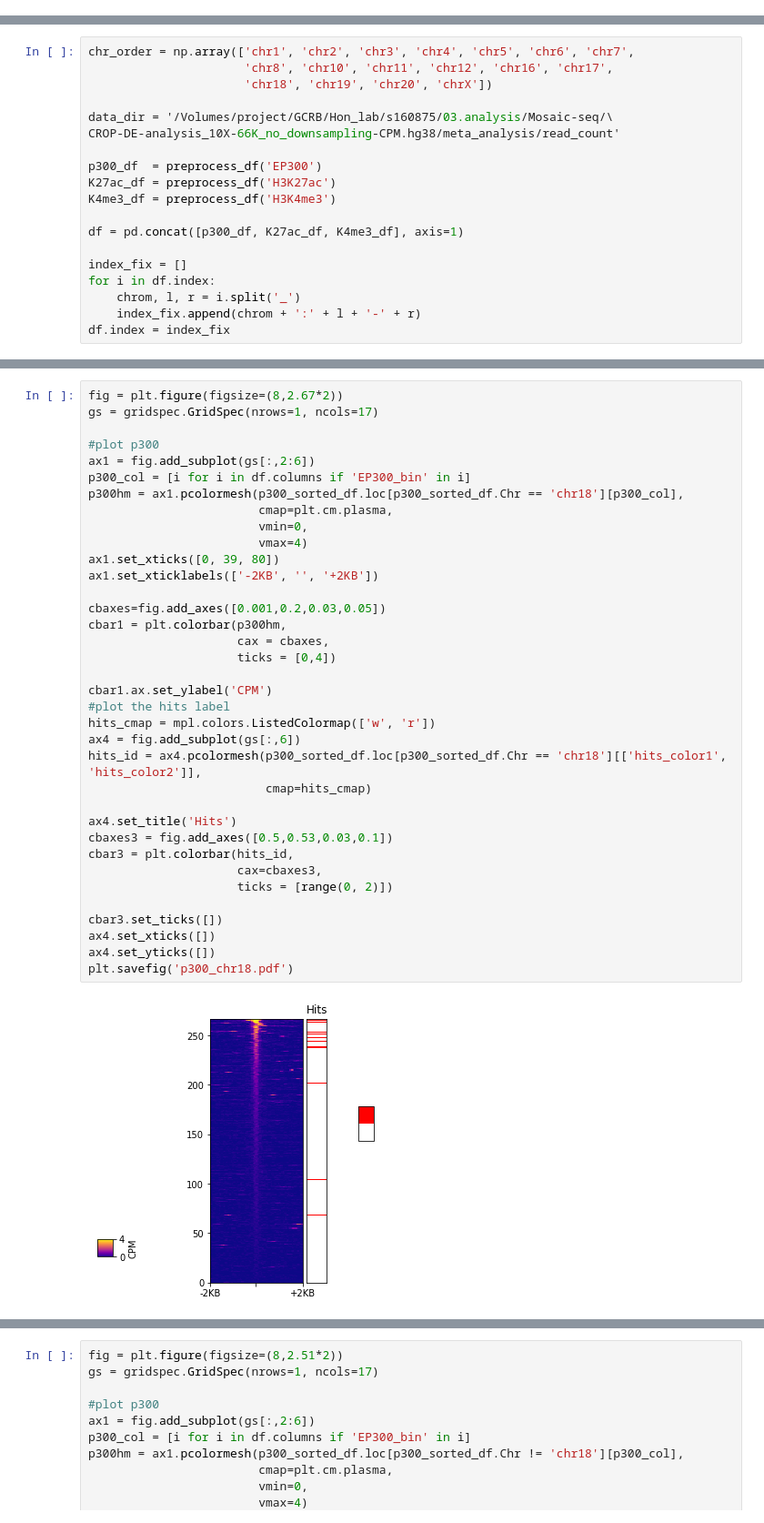
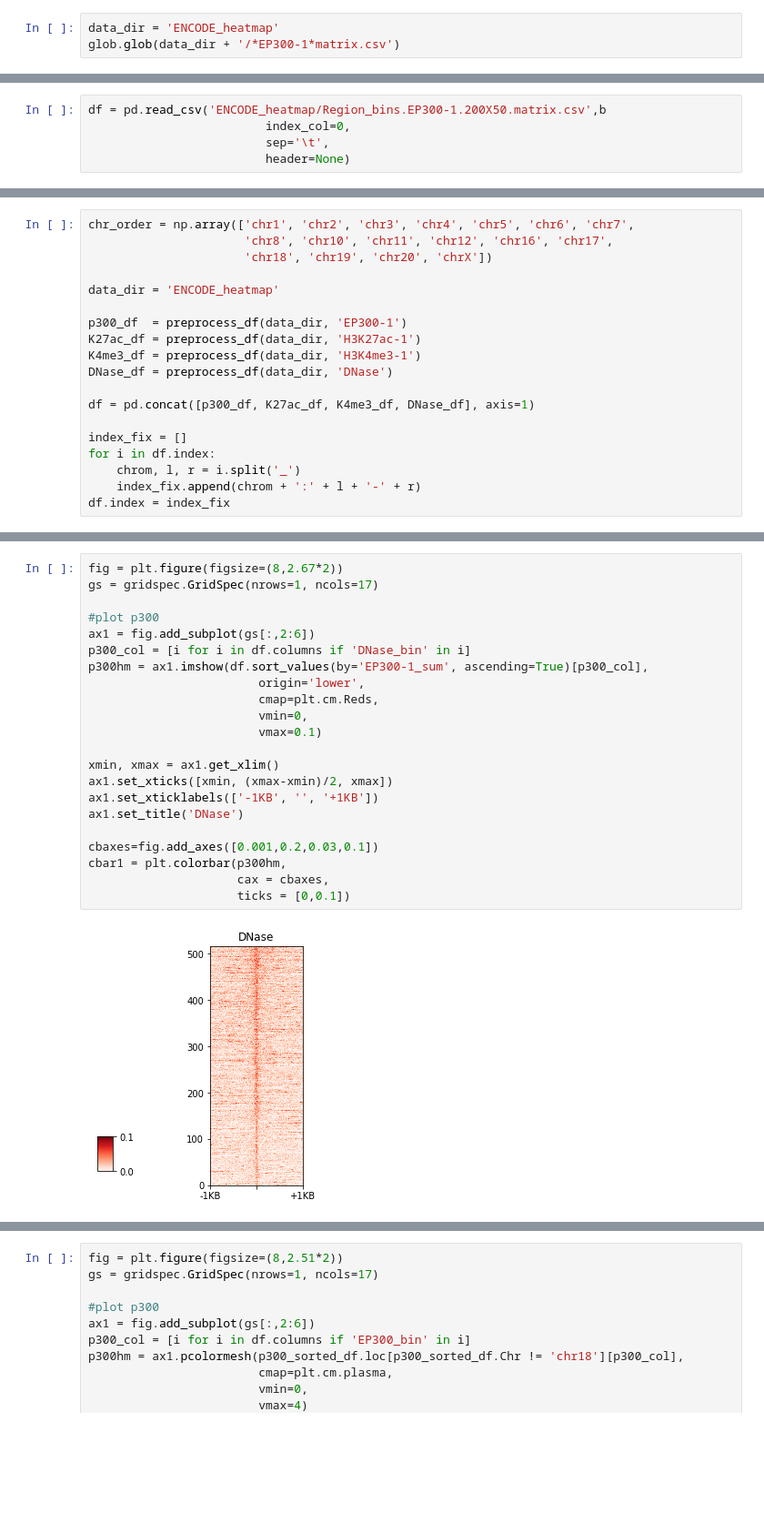
Before and after one commit to russellxie/Hon_Lab_Bioinfo_Class, a Jupyter notebook: Example1_Heatmap_for_ChIP-seq/Heatmap_plotting.ipynb, the cells around one changed output, grey strips where cells are left out. Shown at 91% size. Drawn from its saved outputs; the diff is of its cells as text; blank space fills up the shorter version.

Commit message:
Test the plotting

```diff
--- a/Example1_Heatmap_for_ChIP-seq/P300_heatmap.ipynb
+++ b/Example1_Heatmap_for_ChIP-seq/Heatmap_plotting.ipynb
@@ -13,3 +14,6 @@ matplotlib.rcParams['ps.fonttype'] = 42
 from mpl_toolkits.axes_grid1.inset_locator import inset_axes
 
 %matplotlib inline
+# %%
+data_dir = 'ENCODE_heatmap'
+glob.glob(data_dir + '/*EP300-1*matrix.csv')
@@ -15,0 +22,5 @@ from mpl_toolkits.axes_grid1.inset_locator import inset_axes
+# %%
+df = pd.read_csv('ENCODE_heatmap/Region_bins.EP300-1.200X50.matrix.csv',b
+                         index_col=0,
+                         sep='\t',
+                         header=None)
@@ -32,14 +59,14 @@ chr_order = np.array(['chr1', 'chr2', 'chr3', 'chr4', 'chr5', 'chr6', 'chr7',
                       'chr8', 'chr10', 'chr11', 'chr12', 'chr16', 'chr17',
                       'chr18', 'chr19', 'chr20', 'chrX'])
 
-data_dir = '/Volumes/project/GCRB/Hon_lab/s160875/03.analysis/Mosaic-seq/\
-CROP-DE-analysis_10X-66K_no_downsampling-CPM.hg38/meta_analysis/read_count'
+data_dir = 'ENCODE_heatmap'
 
-p300_df  = preprocess_df('EP300')
-K27ac_df = preprocess_df('H3K27ac')
-K4me3_df = preprocess_df('H3K4me3')
+p300_df  = preprocess_df(data_dir, 'EP300-1')
+K27ac_df = preprocess_df(data_dir, 'H3K27ac-1')
+K4me3_df = preprocess_df(data_dir, 'H3K4me3-1')
+DNase_df = preprocess_df(data_dir, 'DNase')
 
-df = pd.concat([p300_df, K27ac_df, K4me3_df], axis=1)
+df = pd.concat([p300_df, K27ac_df, K4me3_df, DNase_df], axis=1)
 
 index_fix = []
 for i in df.index:
@@ -97,38 +100,24 @@ len([i for i in p300_sorted_df.index if not i.startswith('chr18')])
 # %%
 fig = plt.figure(figsize=(8,2.67*2))
 gs = gridspec.GridSpec(nrows=1, ncols=17)
 
 #plot p300
 ax1 = fig.add_subplot(gs[:,2:6])
-p300_col = [i for i in df.columns if 'EP300_bin' in i]
-p300hm = ax1.pcolormesh(p300_sorted_df.loc[p300_sorted_df.Chr == 'chr18'][p300_col],
-                        cmap=plt.cm.plasma,
+p300_col = [i for i in df.columns if 'DNase_bin' in i]
+p300hm = ax1.imshow(df.sort_values(by='EP300-1_sum', ascending=True)[p300_col],
+                        origin='lower',
+                        cmap=plt.cm.Reds,
                         vmin=0,
-                        vmax=4)
-ax1.set_xticks([0, 39, 80])
-ax1.set_xticklabels(['-2KB', '', '+2KB'])
+                        vmax=0.1)
 
-cbaxes=fig.add_axes([0.001,0.2,0.03,0.05])
+xmin, xmax = ax1.get_xlim()
+ax1.set_xticks([xmin, (xmax-xmin)/2, xmax])
+ax1.set_xticklabels(['-1KB', '', '+1KB'])
+ax1.set_title('DNase')
+
+cbaxes=fig.add_axes([0.001,0.2,0.03,0.1])
 cbar1 = plt.colorbar(p300hm,
                      cax = cbaxes,
-                     ticks = [0,4])
-
-cbar1.ax.set_ylabel('CPM')
-#plot the hits label
-hits_cmap = mpl.colors.ListedColormap(['w', 'r'])
-ax4 = fig.add_subplot(gs[:,6])
-hits_id = ax4.pcolormesh(p300_sorted_df.loc[p300_sorted_df.Chr == 'chr18'][['hits_color1', 'hits_color2']],
-                         cmap=hits_cmap)
-
-ax4.set_title('Hits')
-cbaxes3 = fig.add_axes([0.5,0.53,0.03,0.1])
-cbar3 = plt.colorbar(hits_id,
-                     cax=cbaxes3,
-                     ticks = [range(0, 2)])
-
-cbar3.set_ticks([])
-ax4.set_xticks([])
-ax4.set_yticks([])
-plt.savefig('p300_chr18.pdf')
+                     ticks = [0,0.1])
 # %% [output]
-[figure, old version]
+[figure, new version]
```
Also changed, not shown: parts of 10 cells of this notebook, 1 other file.
